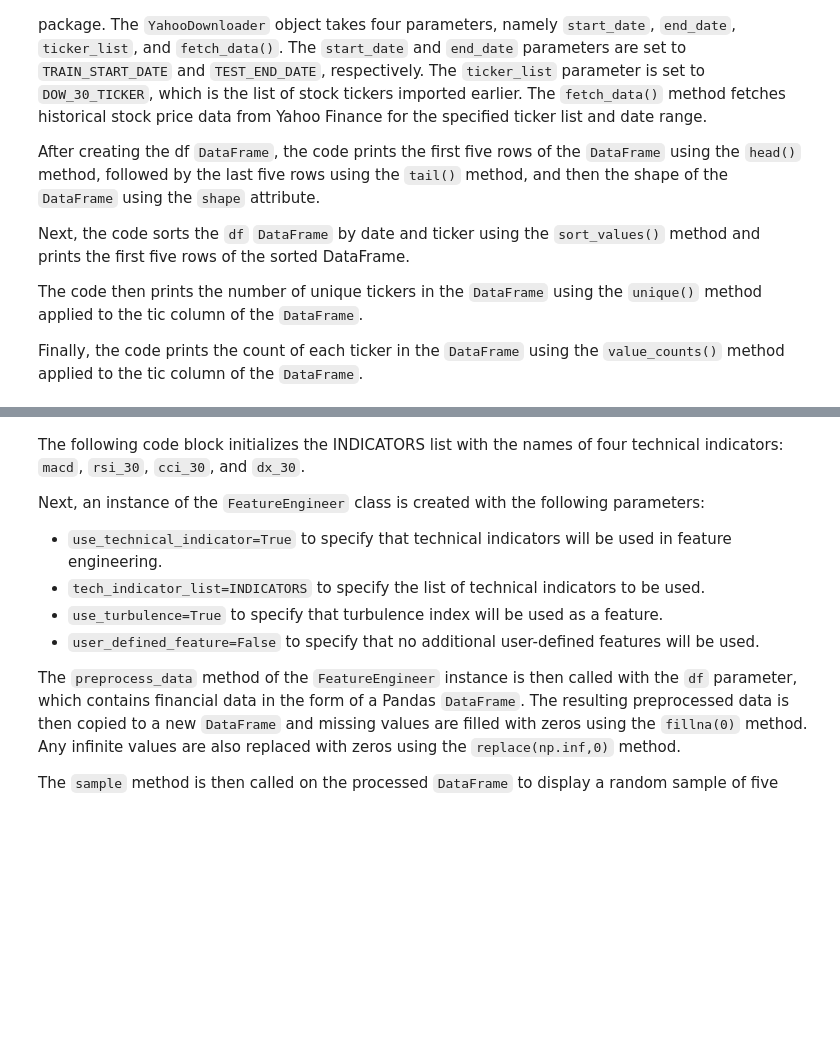
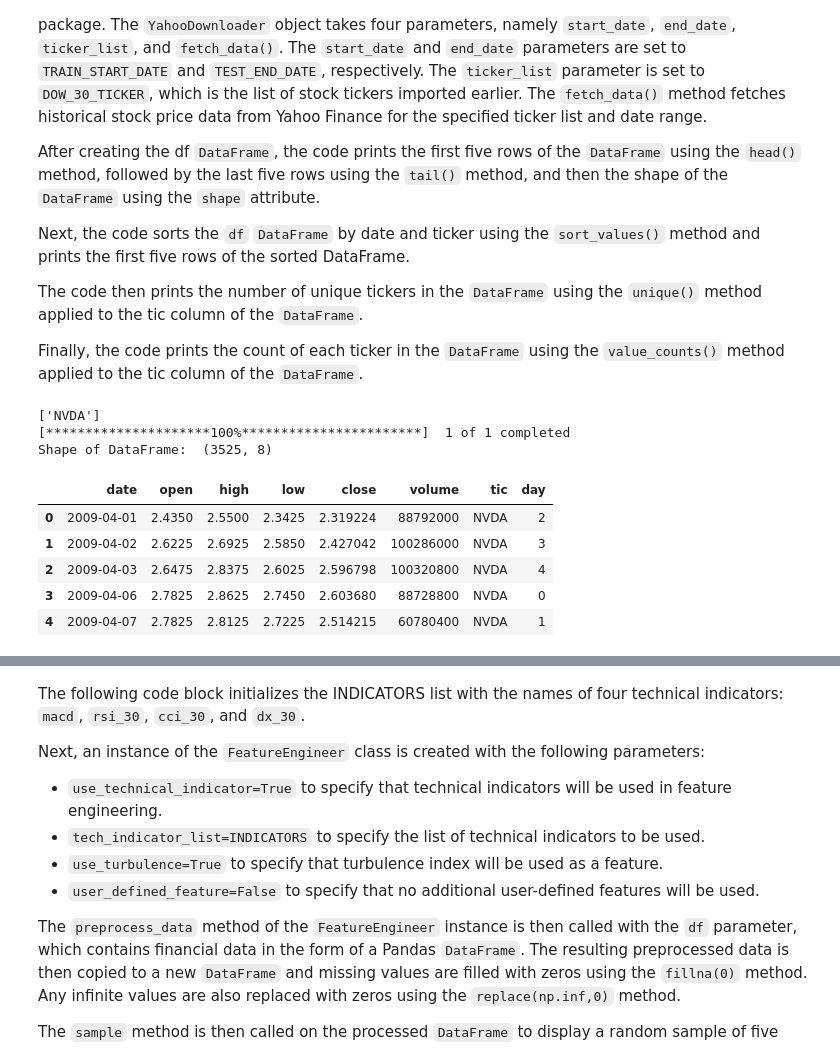
Before and after one commit to Geibinger/Alpaca-Trading-Bot, a Jupyter notebook: DRLEnsembleAdgentPredictor.ipynb, the cells around one changed output, grey strips where cells are left out. Saved outputs shown, nothing was run; the diff lists cells and outputs as text; code cells hidden in the pictures; blank space fills up the shorter version.

```diff
--- a/DRLEnsembleAdgentPredictor.ipynb
+++ b/DRLEnsembleAdgentPredictor.ipynb
@@ -101,17 +101,28 @@ The code then prints the number of unique tickers in the `DataFrame` using the `
 
 Finally, the code prints the count of each ticker in the `DataFrame` using the `value_counts()` method applied to the tic column of the `DataFrame`.
 # %%
-print(DOW_30_TICKER)
+ticker_list = ['NVDA']
+print(ticker_list)
 
 TRAIN_START_DATE = '2009-04-01'
 TRAIN_END_DATE = '2022-01-01'
 TEST_START_DATE = '2022-01-01'
 TEST_END_DATE = '2023-04-01'
 
 df = YahooDownloader(start_date = TRAIN_START_DATE,
                      end_date = TEST_END_DATE,
-                     ticker_list = DOW_30_TICKER).fetch_data()
+                     ticker_list = ticker_list).fetch_data()
 
 df.head()
+# %% [output]
+['NVDA']
+[*********************100%***********************]  1 of 1 completed
+Shape of DataFrame:  (3525, 8)
+|  | date | open | high | low | close | volume | tic | day |
+| 0 | 2009-04-01 | 2.4350 | 2.5500 | 2.3425 | 2.319224 | 88792000 | NVDA | 2 |
+| 1 | 2009-04-02 | 2.6225 | 2.6925 | 2.5850 | 2.427042 | 100286000 | NVDA | 3 |
+| 2 | 2009-04-03 | 2.6475 | 2.8375 | 2.6025 | 2.596798 | 100320800 | NVDA | 4 |
+| 3 | 2009-04-06 | 2.7825 | 2.8625 | 2.7450 | 2.603680 | 88728800 | NVDA | 0 |
+| 4 | 2009-04-07 | 2.7825 | 2.8125 | 2.7225 | 2.514215 | 60780400 | NVDA | 1 |
 # %%
 df.tail()
```
Also changed, not shown: parts of 8 cells of this notebook, 6 other files.
